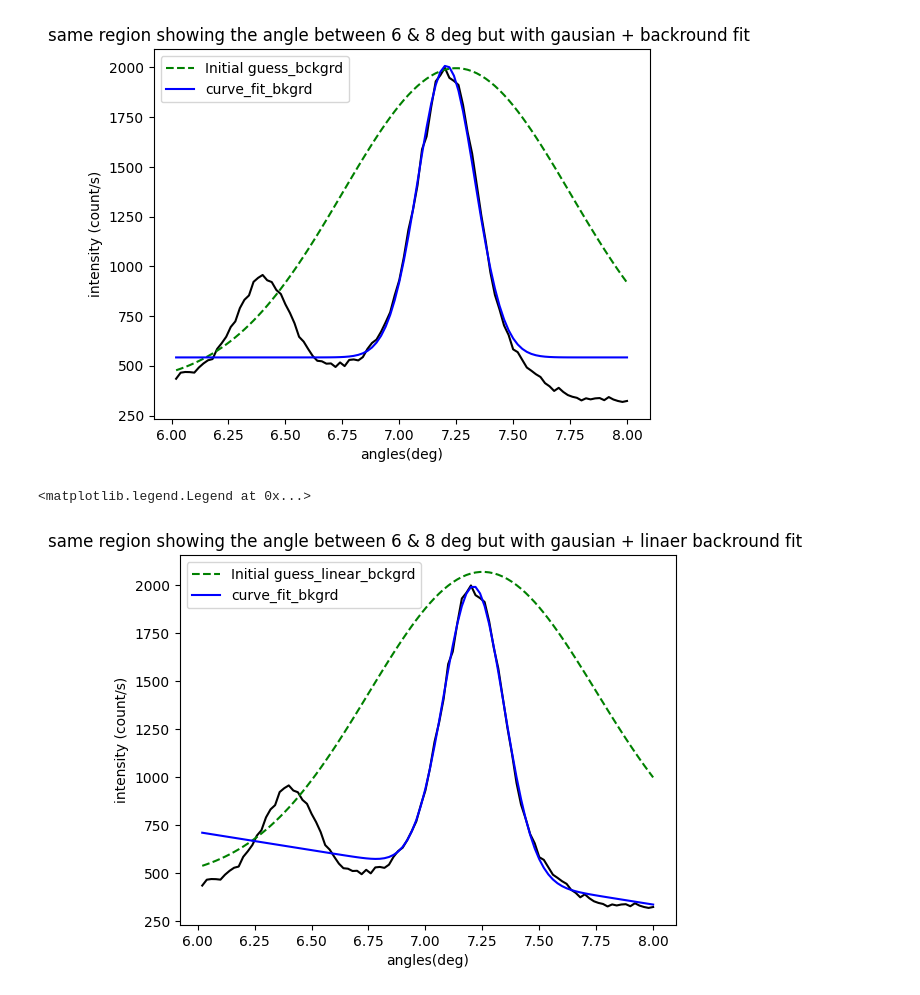
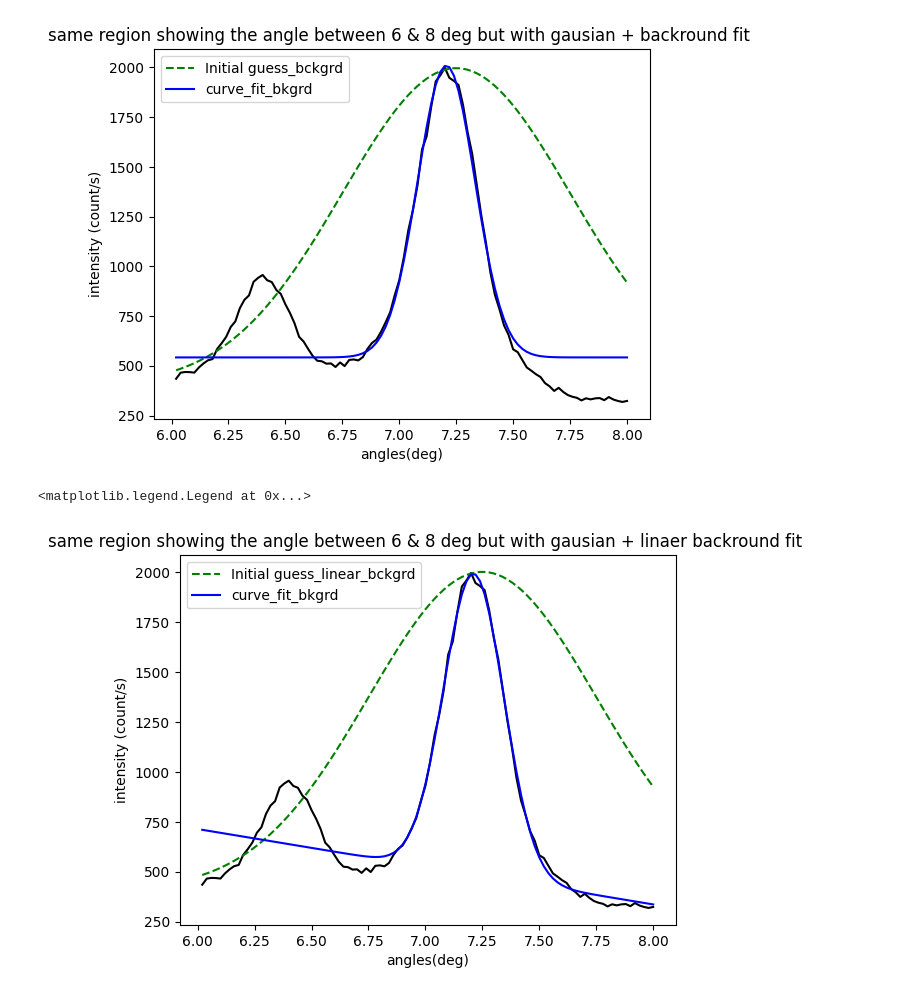
Before and after one commit to PX2145-2025/week-4-b-lloydCallum, a Jupyter notebook: Curvefit.ipynb, the cells around one changed output. Saved outputs shown, nothing was run; the diff lists cells and outputs as text; code cells hidden in the pictures.

```diff
--- a/Curvefit.ipynb
+++ b/Curvefit.ipynb
@@ -336,21 +336,21 @@ plt.legend()
 # %%
 def Gau_linear_background(x, intensity, mu, sigma, m,c):    #adding a linear gradient backround into the function
   return Gau(x, intensity, mu, sigma) + m*x + c
 
-p_guess = [2000,7.25,0.5,10, 400]    #guess for the peak intensity,angle,width, backround and the slope  might be wrong might have slope and backround wrong
+p_guess = [2000,7.25,0.5,1, 400]    #guess for the peak intensity,angle,width, backround and the slope  might be wrong might have slope and backround wrong
 popt, pcov = curve_fit(Gau_linear_background, angles_selected , CR_s_selected, p_guess)
 
 plt.plot(angles_selected, CR_s_selected, 'k')
 plt.plot(angles_selected, Gau_linear_background(angles_selected, *p_guess), 'g--', label='Initial guess_linear_bckgrd')
 plt.plot(angles_selected, Gau_linear_background(angles_selected, popt[0], popt[1], popt[2], popt[3], popt[4]), 'b-', label='curve_fit_bkgrd')  #adding extra paramater for m and c instead of backround.
 
 plt.xlabel('angles(deg)')
 plt.ylabel('intensity (count/s)')
 plt.title('same region showing the angle between 6 & 8 deg but with gausian + linaer backround fit ')
 plt.legend()
 # %% [output]
 <matplotlib.legend.Legend at 0x...>
-[figure, old version]
+[figure, new version]
 # %%
 def two_gausian_linear_backround(x, intensity1, intensity2, mu1, mu2, sigma1, sigma2, m,c):
   return Gau(x, intensity1, mu1, sigma1) + Gau(x, intensity2, mu2, sigma2) + (m*x +c)
```
Also changed, not shown: parts of 1 cell of this notebook.
